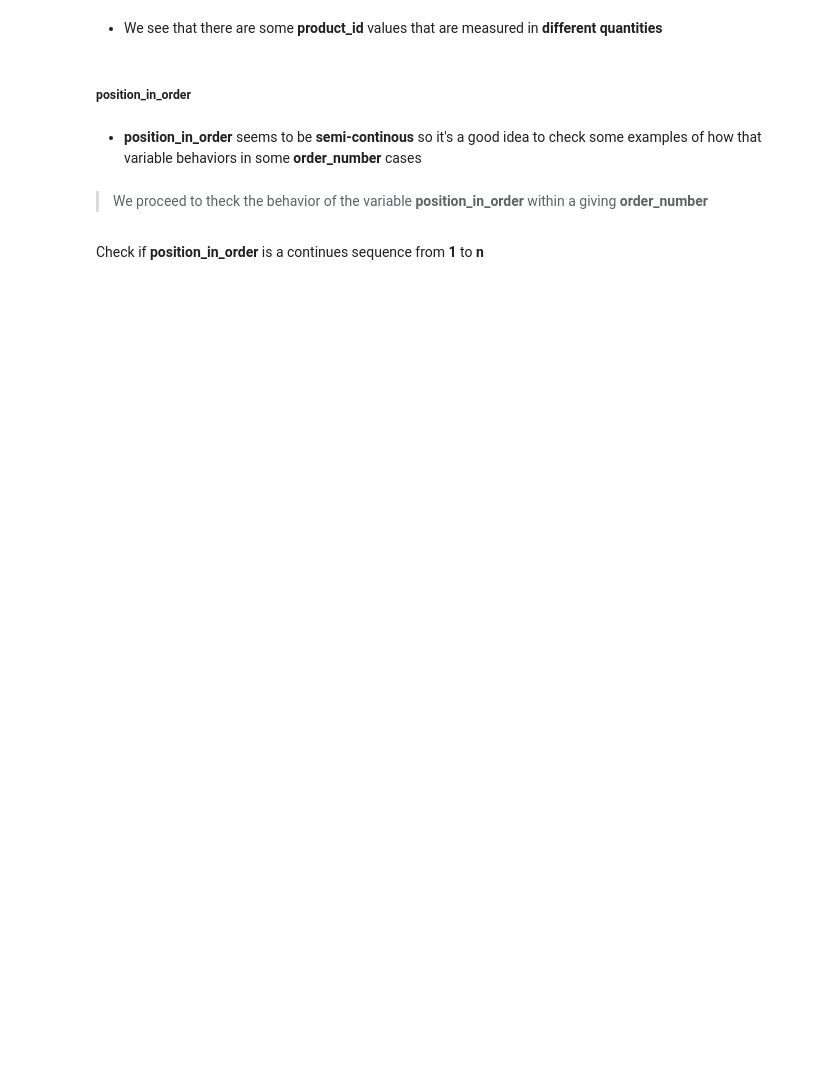
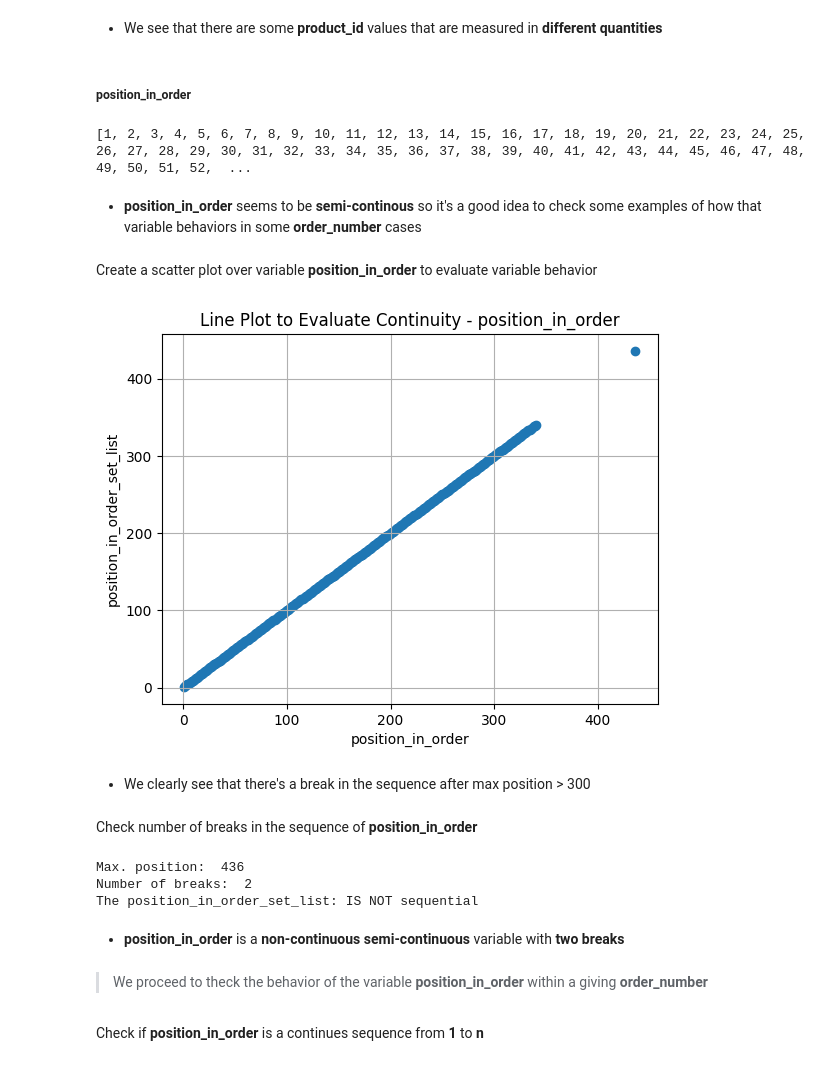
Before and after one commit to aleksandarkling/OBETAWarehousingAnalyticsProject, a Jupyter notebook: Step 1 - Preparing Data/pick_data.ipynb, the cells around one changed output. Cells and saved outputs as stored; diff of their text form; code cells hidden in the pictures; blank space fills up the shorter version.

```diff
--- a/Step 1 - Preparing Data/pick_data.ipynb
+++ b/Step 1 - Preparing Data/pick_data.ipynb
@@ -231,5 +231,5 @@ Save pick_data_t
 # %%
-pick_data_t = pick_data.copy()
+pick_data = pick_data.copy()
 # %% [markdown]
 ## Data manipulation (T)
 # %% [markdown]
@@ -411,10 +445,41 @@ The quantity_unit  Pa  shares  0  with  Se
 ##### position_in_order
 # %%
 # check data in position_in_order
-position_in_order_set_list = list(set([int(x) for x in pick_data_t.position_in_order.values]))
+position_in_order_set_list = list(set([int(x) for x in pick_data.position_in_order.values]))
 print(position_in_order_set_list)
+# %% [output]
+[1, 2, 3, 4, 5, 6, 7, 8, 9, 10, 11, 12, 13, 14, 15, 16, 17, 18, 19, 20, 21, 22, 23, 24, 25, 26, 27, 28, 29, 30, 31, 32, 33, 34, 35, 36, 37, 38, 39, 40, 41, 42, 43, 44, 45, 46, 47, 48, 49, 50, 51, 52,  ...
 # %% [markdown]
 * **position_in_order** seems to be **semi-continous** so it's a good idea to check some examples of how that variable behaviors in some **order_number** cases
+# %% [markdown]
+Create a scatter plot over variable **position_in_order** to evaluate variable behavior
+# %%
+plt.scatter(position_in_order_set_list, position_in_order_set_list)
+plt.title("Line Plot to Evaluate Continuity - position_in_order")
+plt.xlabel("position_in_order")
+plt.ylabel("position_in_order_set_list")
+plt.grid(True)
+plt.show()
+# %% [output]
+[figure, added]
+# %% [markdown]
+* We clearly see that there's a break in the sequence after max position > 300
+# %% [markdown]
+Check number of breaks in the sequence of **position_in_order**
+# %%
+sequential_count = count_non_sequential(position_in_order_set_list)
+print("Max. position: ", sorted(position_in_order_set_list)[-1])
+print("Number of breaks: ", sequential_count)
+if count_non_sequential(position_in_order_set_list) == 0:
+    print("The position_in_order_set_list: IS sequential")
+else:
+    print("The position_in_order_set_list: IS NOT sequential")
+# %% [output]
+Max. position:  436
+Number of breaks:  2
+The position_in_order_set_list: IS NOT sequential
+# %% [markdown]
+* **position_in_order** is a **non-continuous semi-continuous** variable with **two breaks**
 # %% [markdown]
 > We proceed to theck the behavior of the variable **position_in_order** within a giving **order_number**
 # %% [markdown]
```
Also changed, not shown: parts of 57 cells of this notebook, 1 other file.
